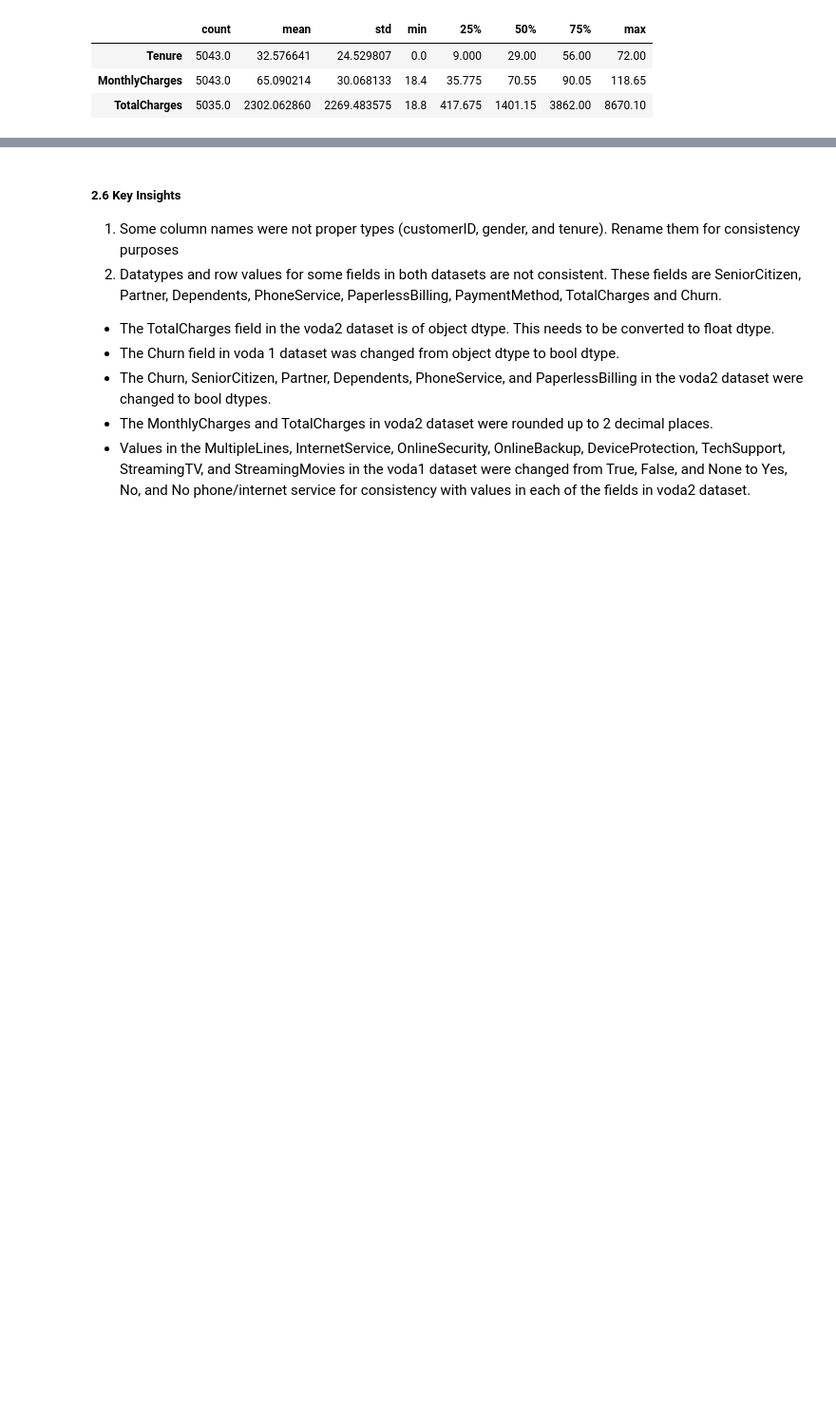
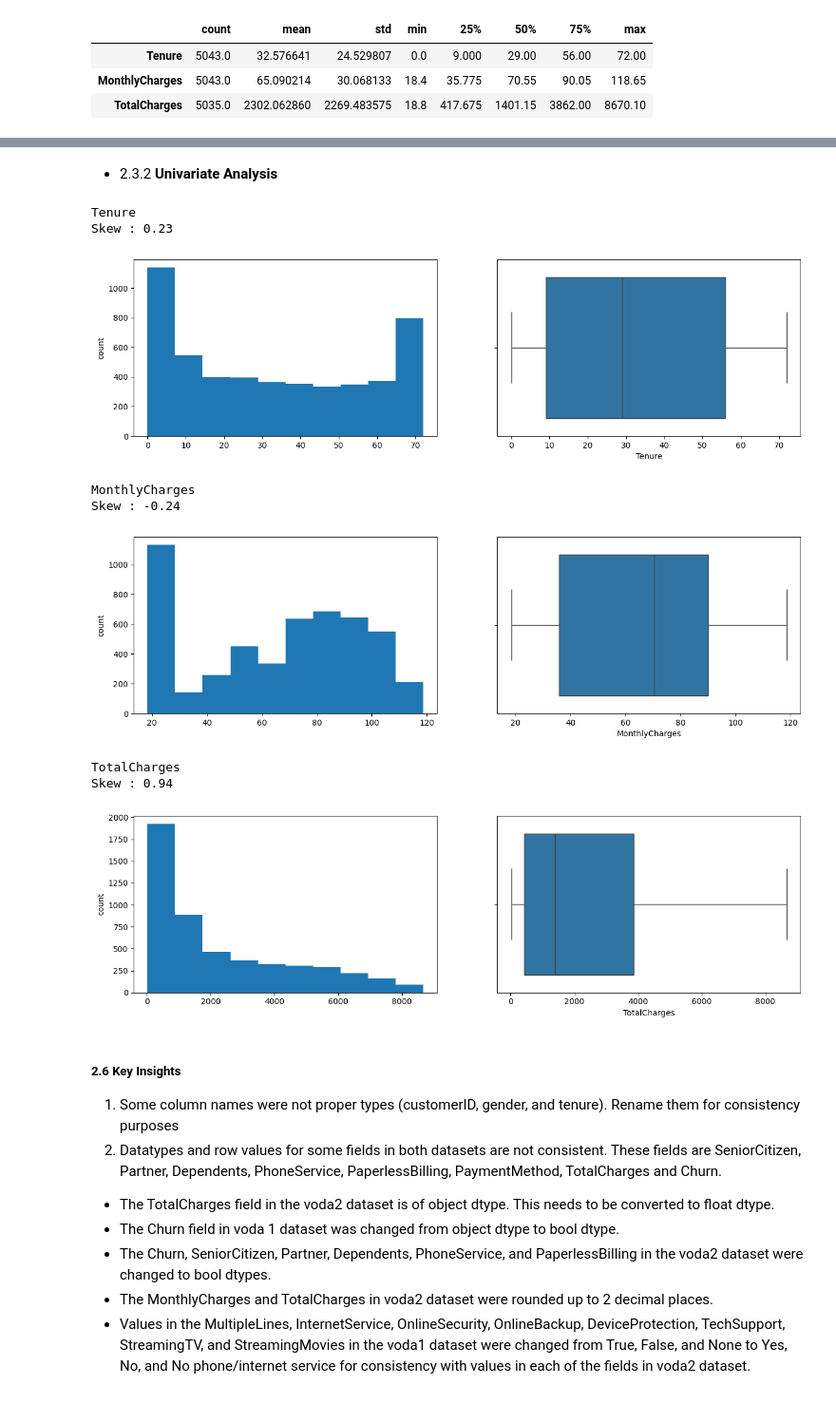
Before and after one commit to BamBamOguns/Customer-Churn-Prediction-Vodafone-Corporation-, a Jupyter notebook: notebooks/main.ipynb, the cells around one changed output, grey strips where cells are left out. Shown: that part at 95% size. Saved outputs shown, nothing was run; the diff lists cells and outputs as text; code cells hidden in the pictures; blank space fills up the shorter version.

Commit message:
EDA - Univariate Analysis

```diff
--- a/notebooks/main.ipynb
+++ b/notebooks/main.ipynb
@@ -362,0 +383,11 @@ voda_merged.describe().T
+# %%
+# Separating Numerical and categorical variables for easy analysis and EDA
+
+cat_cols = voda_merged.select_dtypes(include=['object', 'bool']).columns
+num_cols = voda_merged.select_dtypes(include=np.number).columns.tolist()
+
+print("Categorical Variables:")
+print(cat_cols)
+
+print("Numerical Variables:")
+print(num_cols)
@@ -362,0 +404,26 @@ voda_merged.describe().T
+# %% [markdown]
+- 2.3.2 **Univariate Analysis**
+# %%
+# Univariate analysis for the 3 numerical columns
+
+for col in num_cols:
+    print(col)
+    print('Skew :', round(voda_merged[col].skew(), 2))
+    plt.figure(figsize = (15, 4))
+    plt.subplot(1, 2, 1)
+
+    voda_merged[col].hist(grid = False)
+    plt.ylabel('count')
+    plt.subplot(1, 2, 2)
+    sns.boxplot(x = voda_merged[col])
+    plt.show()
+# %% [output]
+Tenure
+Skew : 0.23
+[figure, added]
+MonthlyCharges
+Skew : -0.24
+[figure, added]
+TotalCharges
+Skew : 0.94
+[figure, added]
```
Also changed, not shown: parts of 4 cells of this notebook.
